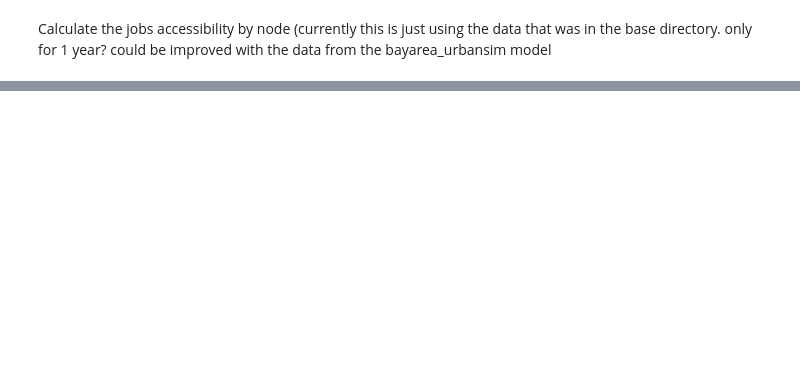
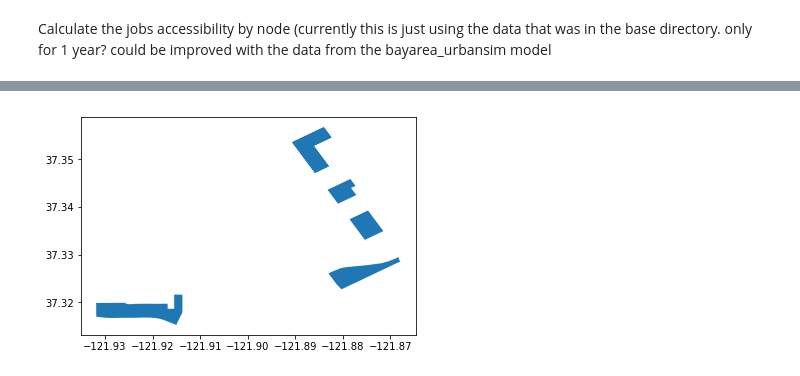
Before and after one commit to ual/ual_model_workspace, a Jupyter notebook: spring-2019-models/notebooks-amelia/indicators 1.ipynb, the cells around one changed output, grey strips where cells are left out. Cells and saved outputs as stored; diff of their text form; code cells hidden in the pictures; blank space fills up the shorter version.

```diff
--- a/spring-2019-models/notebooks-amelia/indicators 1.ipynb
+++ b/spring-2019-models/notebooks-amelia/indicators 1.ipynb
@@ -143,0 +155,3 @@ drive_jobs_vars.head()
+# %%
+drive_jobs_blks = block.merge(drive_jobs_vars, left_on='GEOID', right_on='block_gp_id', how='inner')
+drive_jobs_blks[["geometry", "GEOID", "block_gp_id"]]
@@ -143,0 +167,5 @@ drive_jobs_vars.head()
+# %%
+drive_jobs_blks.plot()
+plt.savefig('drive_jobs_blks.png')
+# %% [output]
+[figure, added]
```
Also changed, not shown: parts of 15 cells of this notebook.
